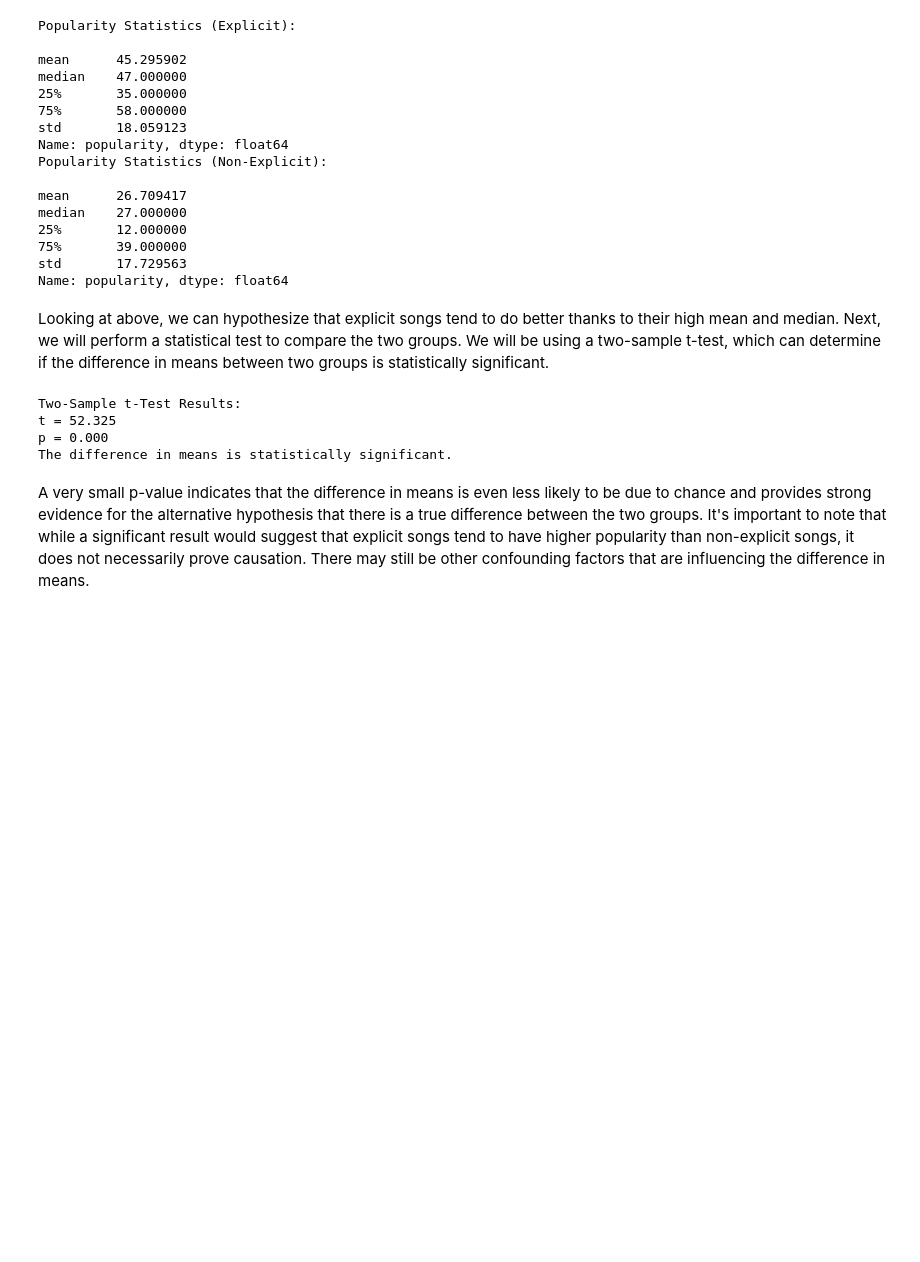
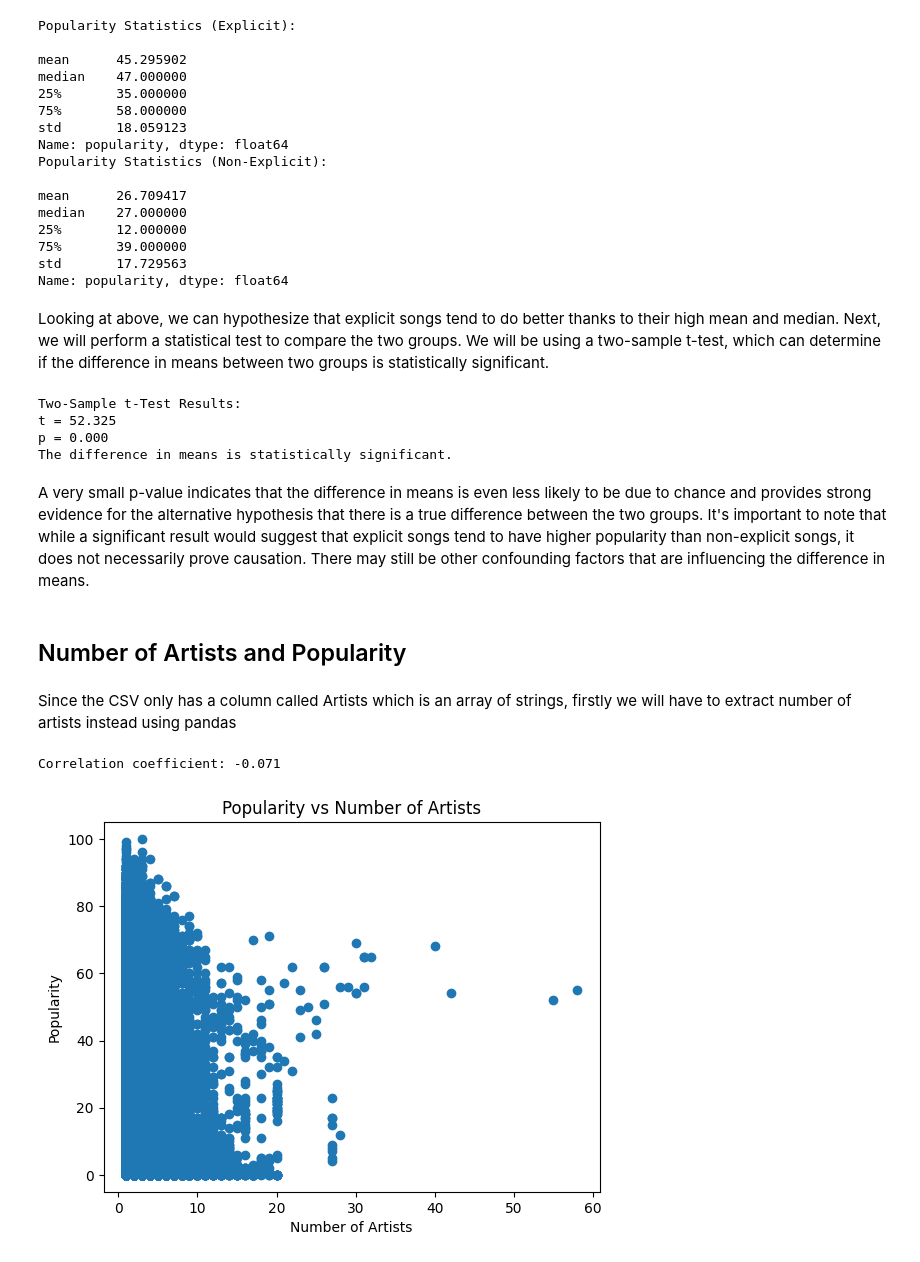
Before and after one commit to ayushmandixit2000/DSAI-Project, a Jupyter notebook: TracksAnalysis.ipynb, the cells around one changed output. Saved outputs shown, nothing was run; the diff lists cells and outputs as text; code cells hidden in the pictures; blank space fills up the shorter version.

Commit message:
add artists

```diff
--- a/TracksAnalysis.ipynb
+++ b/TracksAnalysis.ipynb
@@ -305,3 +305,35 @@ p = 0.000
 The difference in means is statistically significant.
 # %% [markdown]
 A very small p-value indicates that the difference in means is even less likely to be due to chance and provides strong evidence for the alternative hypothesis that there is a true difference between the two groups. It's important to note that while a significant result would suggest that explicit songs tend to have higher popularity than non-explicit songs, it does not necessarily prove causation. There may still be other confounding factors that are influencing the difference in means.
+# %% [markdown]
+## Number of Artists and Popularity
+# %% [markdown]
+Since the CSV only has a column called Artists which is an array of strings, firstly we will have to extract number of artists instead using pandas
+# %%
+# Load the CSV file into a pandas DataFrame
+df = pd.read_csv('tracks.csv')
+
+# Extract the number of artists from the "artists" column and create a new column called num_artists
+df['num_artists'] = df['artists'].str.count(',') + 1
+# %%
+import matplotlib.pyplot as plt
+
+# Create a scatter plot of popularity against number of artists
+plt.scatter(df['num_artists'], df['popularity'])
+
+# Add labels and title to the plot
+plt.xlabel('Number of Artists')
+plt.ylabel('Popularity')
+plt.title('Popularity vs Number of Artists')
+
+# Calculate the correlation coefficient
+corr_coef = df['num_artists'].corr(df['popularity'])
+
+# Print the correlation coefficient
+print(f"Correlation coefficient: {corr_coef:.3f}")
+
+# Show the plot
+plt.show()
+# %% [output]
+Correlation coefficient: -0.071
+[figure, added]
```
Also changed, not shown: parts of 4 cells of this notebook.
